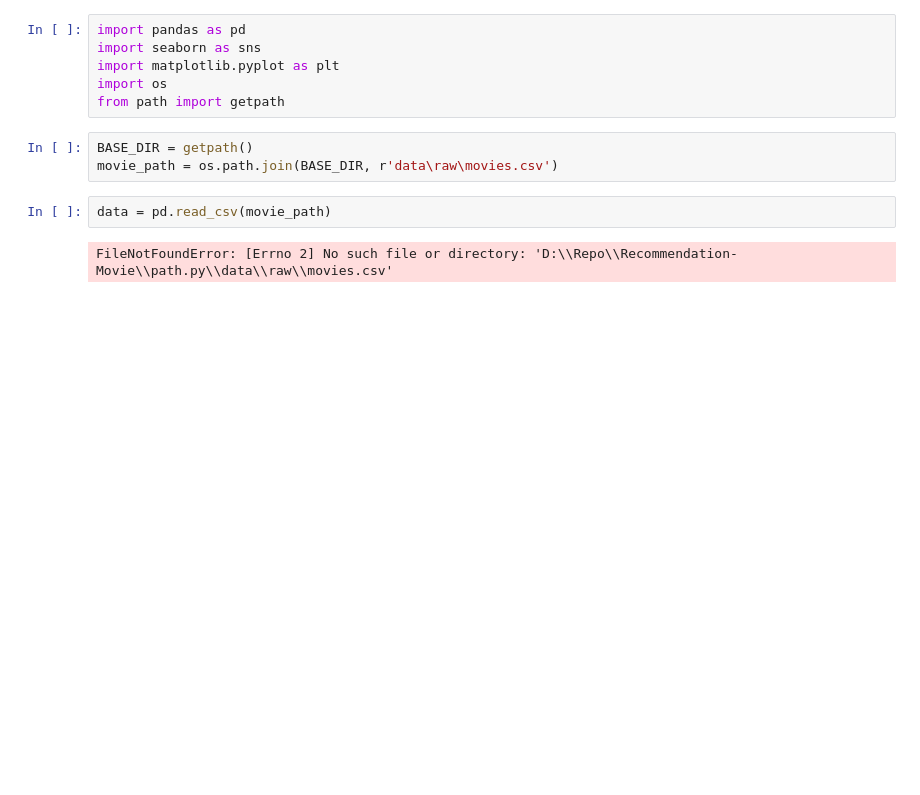
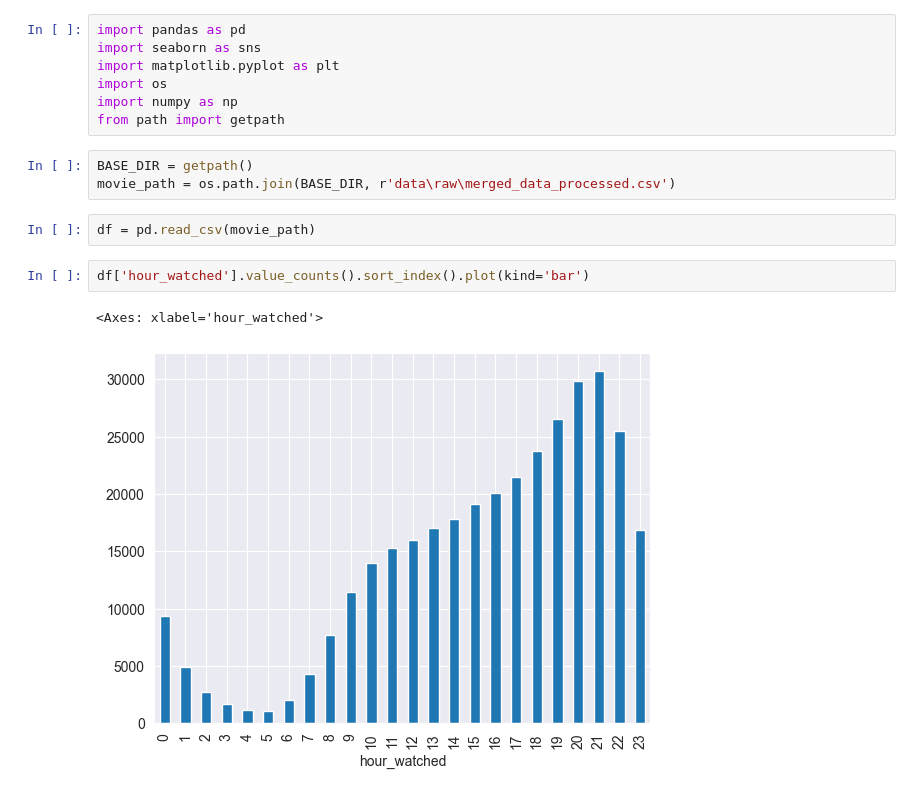
Before and after one commit to kienvbhp872004/Recommendation-Movie, a Jupyter notebook: src/eda/eda_movie.ipynb, the cells around one changed output. Cells and saved outputs as stored; diff of their text form; blank space fills up the shorter version.

Commit message:
update eda merge movie

```diff
--- a/src/eda/eda_movie.ipynb
+++ b/src/eda/eda_movie.ipynb
@@ -3,11 +3,15 @@ import pandas as pd
 import seaborn as sns
 import matplotlib.pyplot as plt
 import os
+import numpy as np
 from path import getpath
 # %%
 BASE_DIR = getpath()
-movie_path = os.path.join(BASE_DIR, r'data\raw\movies.csv')
+movie_path = os.path.join(BASE_DIR, r'data\raw\merged_data_processed.csv')
 # %%
-data = pd.read_csv(movie_path)
+df = pd.read_csv(movie_path)
-# %% [output]
-FileNotFoundError: [Errno 2] No such file or directory: 'D:\\Repo\\Recommendation-Movie\\path.py\\data\\raw\\movies.csv'
+# %%
+df['hour_watched'].value_counts().sort_index().plot(kind='bar')
+# %% [output]
+<Axes: xlabel='hour_watched'>
+[figure, added]
```
Also changed, not shown: parts of 17 cells of this notebook.
